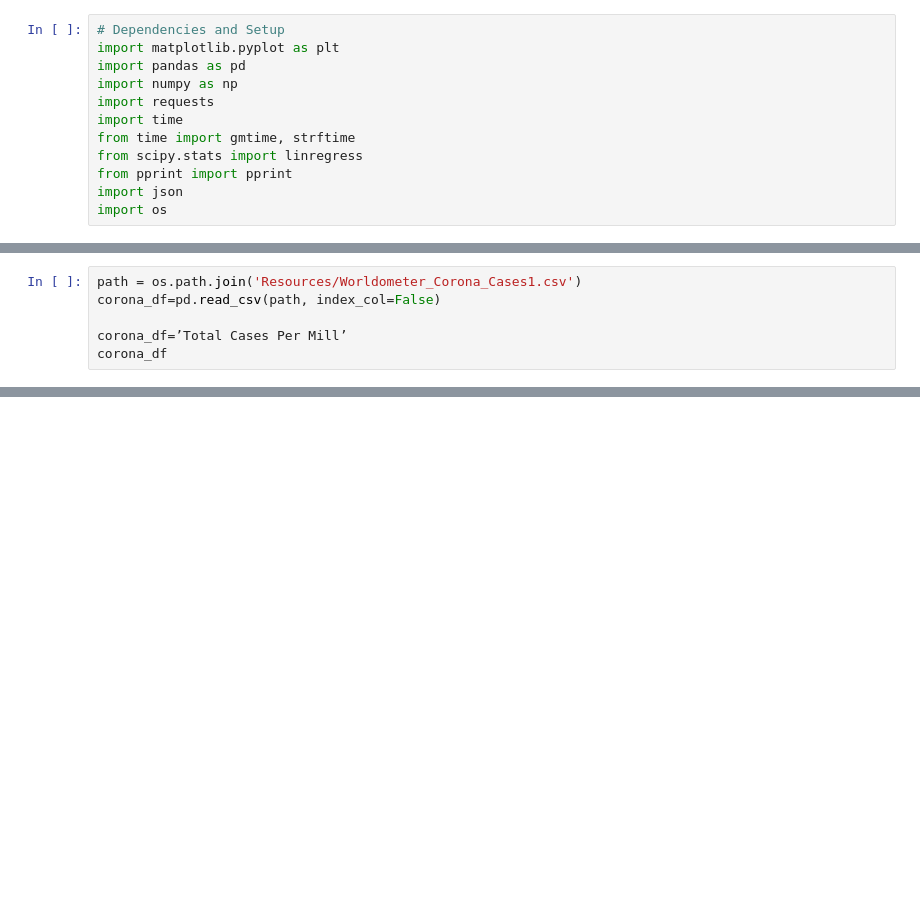
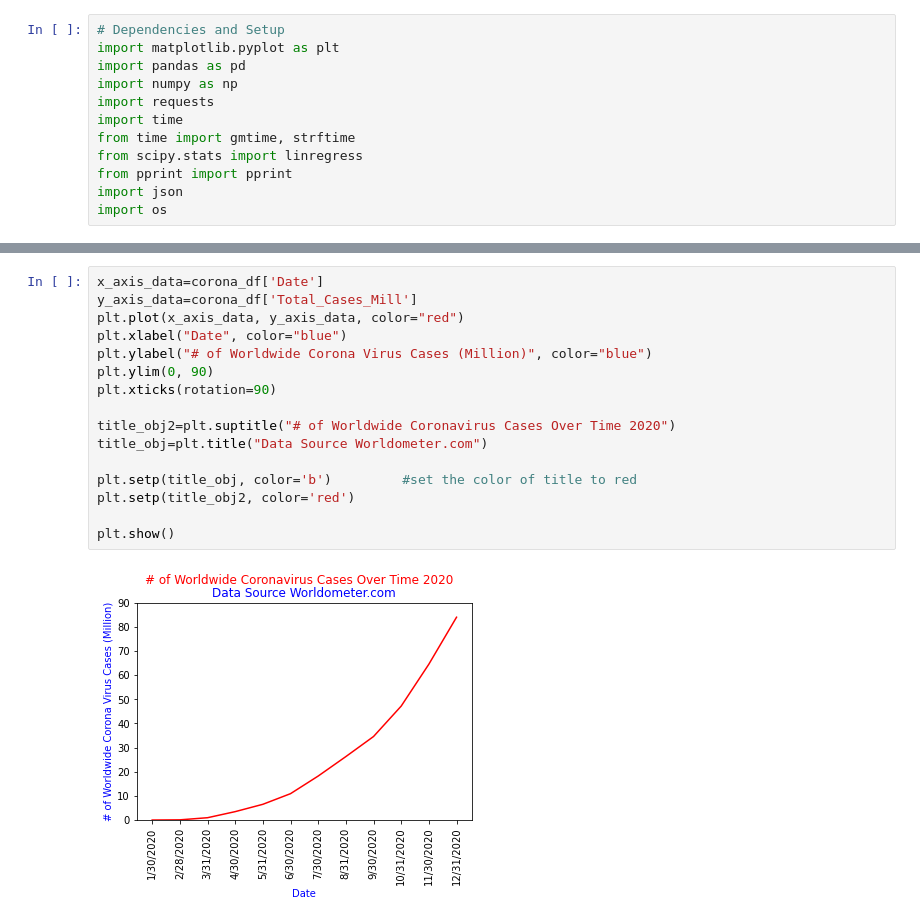
Before and after one commit to skayhan13/Pandemic-Watching, a Jupyter notebook: main.ipynb, the cells around one changed output, grey strips where cells are left out. Cells and saved outputs as stored; diff of their text form; blank space fills up the shorter version.

```diff
--- a/main.ipynb
+++ b/main.ipynb
@@ -45,6 +50,0 @@ plt.show()
-# %%
-path = os.path.join('Resources/Worldometer_Corona_Cases1.csv')
-corona_df=pd.read_csv(path, index_col=False)
-
-corona_df=’Total Cases Per Mill’
-corona_df
@@ -52,0 +51,18 @@ SyntaxError: invalid character in identifier (<ipython-input-38-97f3ae5afc55>, l
+# %%
+x_axis_data=corona_df['Date']
+y_axis_data=corona_df['Total_Cases_Mill']
+plt.plot(x_axis_data, y_axis_data, color="red")
+plt.xlabel("Date", color="blue")
+plt.ylabel("# of Worldwide Corona Virus Cases (Million)", color="blue")
+plt.ylim(0, 90)
+plt.xticks(rotation=90)
+
+title_obj2=plt.suptitle("# of Worldwide Coronavirus Cases Over Time 2020")
+title_obj=plt.title("Data Source Worldometer.com")
+
+plt.setp(title_obj, color='b')         #set the color of title to red
+plt.setp(title_obj2, color='red')
+
+plt.show()
+# %% [output]
+[figure, added]
```
Also changed, not shown: parts of 6 cells of this notebook.
